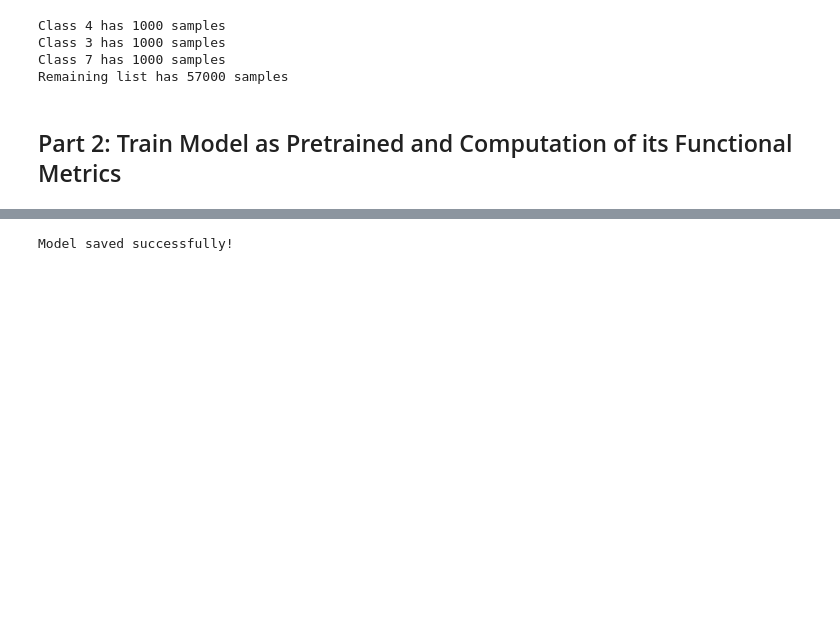
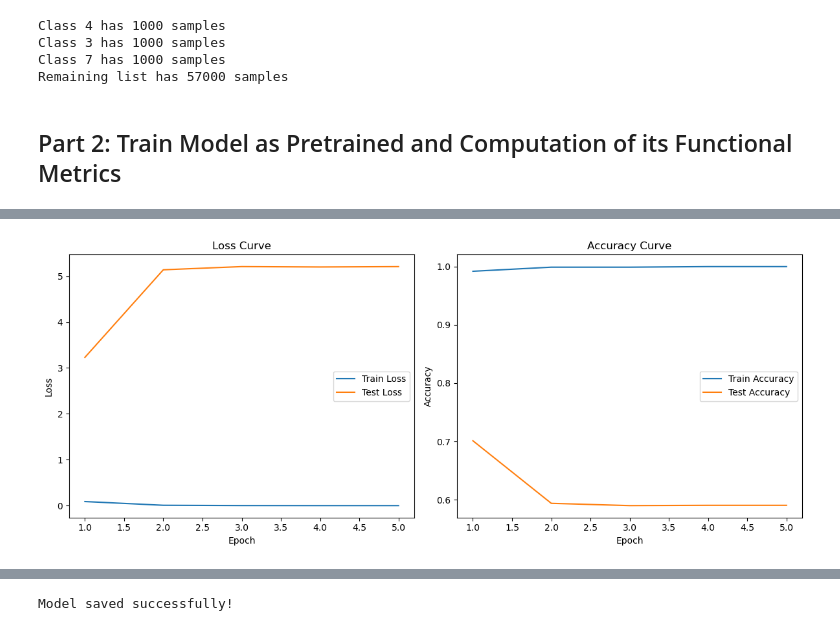
Before and after one commit to hmzi67/task-vector, a Jupyter notebook: experiment.ipynb, the cells around one changed output, grey strips where cells are left out. Cells and saved outputs as stored; diff of their text form; code cells hidden in the pictures; blank space fills up the shorter version.

Commit message:
adding plots of accu/loss on train and test

```diff
--- a/experiment.ipynb
+++ b/experiment.ipynb
@@ -175,5 +274,5 @@ test_loader = DataLoader(mnist_test, batch_size=128, shuffle=True)
 # %%
 # Initialize the model
 model = SimpleNN()
-train_model(model, train_loader, num_epochs=50)
+train_model(model, test_loader=test_loader, train_loader=train_loader, num_epochs=50, fine_tuning=True)
 # %% [output]
@@ -220,3 +331,3 @@ plot_mnist_data(train_loader_7)
 # %%
-train_model(model, train_loader_3, num_epochs=5, fine_tuning=True)
+train_model(model, train_loader_3, test_loader=test_loader,num_epochs=5, fine_tuning=True)
 # %% [output]
@@ -224,3 +340,4 @@ Fine-tuning complete!
+[figure, added]
 # %%
 evaluate_model(model, test_loader)
 # %% [output]
```
Also changed, not shown: parts of 15 cells of this notebook.
